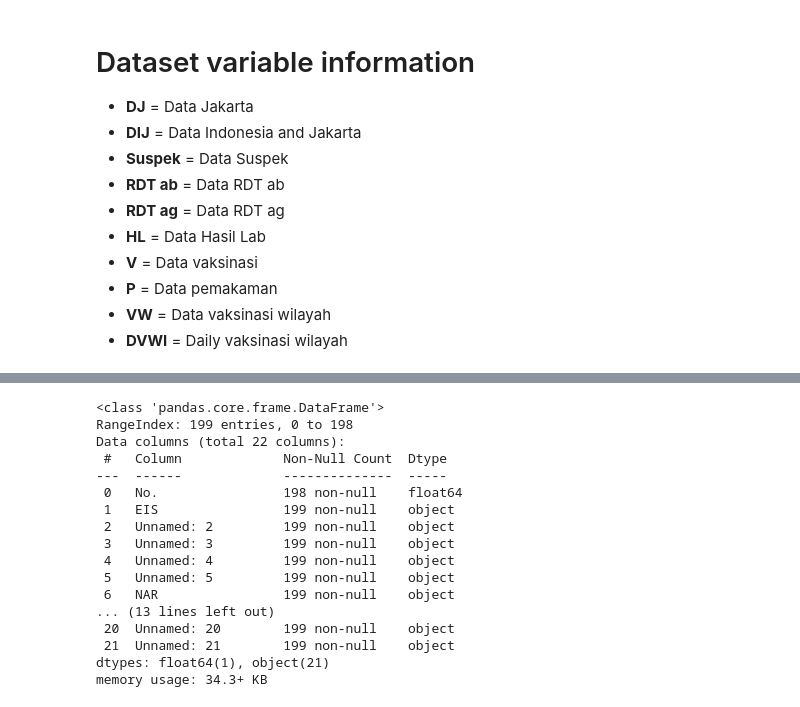
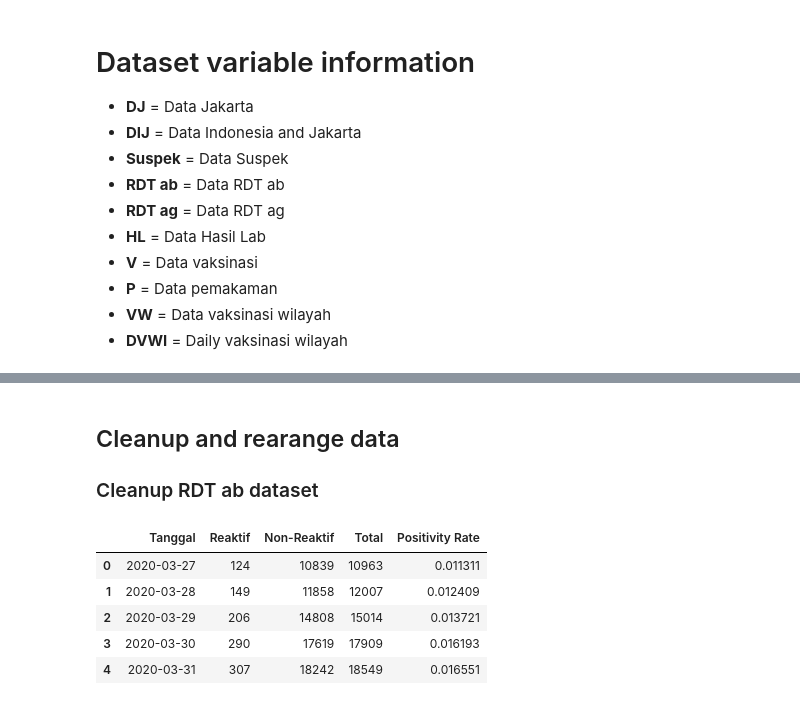
Before and after one commit to StevenTannn/Compfest-DS-Covid, a Jupyter notebook: notebook.ipynb, the cells around one changed output, grey strips where cells are left out. Cells and saved outputs as stored; diff of their text form; code cells hidden in the pictures.

```diff
--- a/notebook.ipynb
+++ b/notebook.ipynb
@@ -57,23 +57,17 @@ Data columns (total 17 columns):
 dtypes: datetime64[ns](1), float64(1), int64(2), object(1)
 memory usage: 1.5+ KB
 None
-# %%
-df_RDTag.info()
-# %% [output]
-<class 'pandas.core.frame.DataFrame'>
-RangeIndex: 199 entries, 0 to 198
-Data columns (total 22 columns):
- #   Column             Non-Null Count  Dtype
----  ------             --------------  -----
- 0   No.                198 non-null    float64
- 1   EIS                199 non-null    object
- 2   Unnamed: 2         199 non-null    object
- 3   Unnamed: 3         199 non-null    object
- 4   Unnamed: 4         199 non-null    object
- 5   Unnamed: 5         199 non-null    object
- 6   NAR                199 non-null    object
-... (13 lines left out)
- 20  Unnamed: 20        199 non-null    object
- 21  Unnamed: 21        199 non-null    object
-dtypes: float64(1), object(21)
-memory usage: 34.3+ KB
+# %% [markdown]
+## Cleanup and rearange data
+### Cleanup RDT ab dataset
+# %%
+df_RDTab.drop(columns=["Unnamed: 6","catatan:","No."],inplace=True)
+# %%
+df_RDTab.head()
+# %% [output]
+|  | Tanggal | Reaktif | Non-Reaktif | Total | Positivity Rate |
+| 0 | 2020-03-27 | 124 | 10839 | 10963 | 0.011311 |
+| 1 | 2020-03-28 | 149 | 11858 | 12007 | 0.012409 |
+| 2 | 2020-03-29 | 206 | 14808 | 15014 | 0.013721 |
+| 3 | 2020-03-30 | 290 | 17619 | 17909 | 0.016193 |
+| 4 | 2020-03-31 | 307 | 18242 | 18549 | 0.016551 |
```
Also changed, not shown: parts of 9 cells of this notebook, 1 other file.
